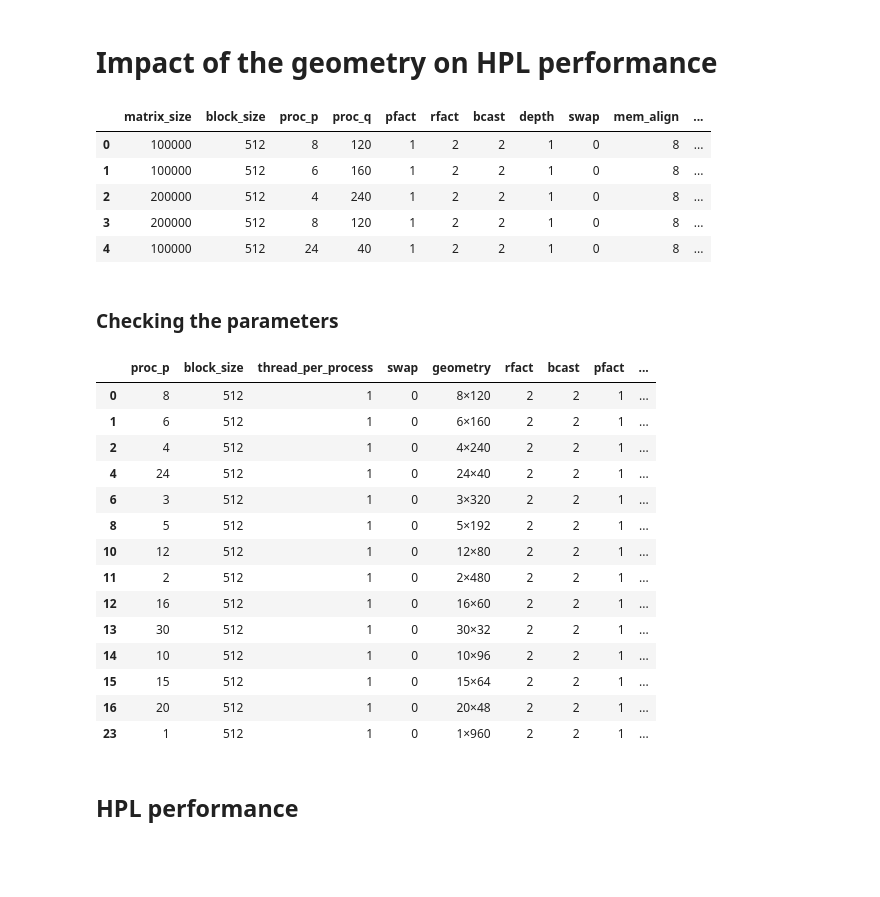
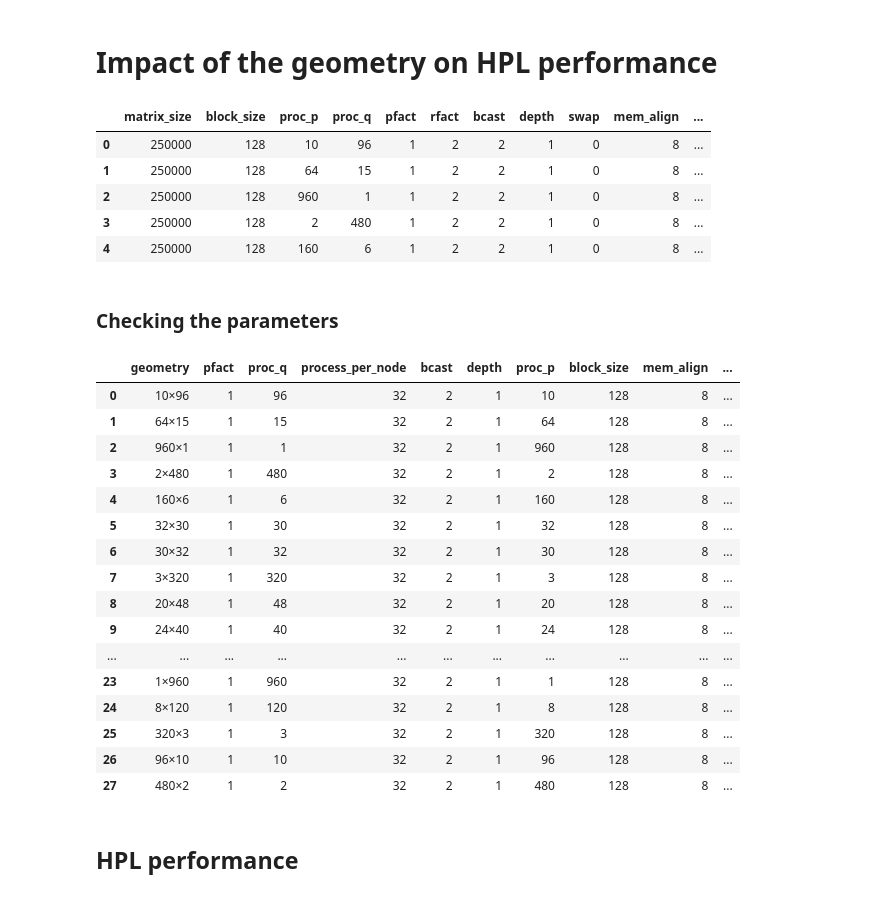
Before and after one commit to Ezibenroc/calibration_analysis, a Jupyter notebook: dahu/hpl/geometry.ipynb, the cells around one changed output. Drawn from its saved outputs; the diff is of its cells as text; code cells hidden in the pictures; blank space fills up the shorter version.

```diff
--- a/dahu/hpl/geometry.ipynb
+++ b/dahu/hpl/geometry.ipynb
@@ -9,39 +9,39 @@ from plotnine import *
 import plotnine
 plotnine.options.figure_size = (12, 8)
 import yaml
 import warnings
 warnings.simplefilter(action='ignore') # removing annoying Pandas warning
 
 def get_yaml(archive_name, yaml_name):
     archive = zipfile.ZipFile(archive_name)
     return yaml.load(io.BytesIO(archive.read(yaml_name)))
 
 def get_platform(archive_name):
     info = get_yaml(archive_name, 'info.yaml')
     expfiles = info['expfile']
     platform = [f for f in expfiles if f.endswith('xml')]
     assert len(platform) == 1
     return platform[0]
 
 def read_result(name):
     archive = zipfile.ZipFile(name)
     df = pandas.read_csv(io.BytesIO(archive.read('results.csv')))
     df['filename'] = name
     return df
 
-directory = 'geometry/2'
+directory = 'geometry/4'
 archives = [os.path.join(directory, f) for f in os.listdir(directory)]
 
 df = pandas.concat([read_result(a) for a in archives])
 df['geometry'] = df['proc_p'].astype(str) + '×' + df['proc_q'].astype(str)
 df.head()
 # %% [output]
 |  | matrix_size | block_size | proc_p | proc_q | pfact | rfact | bcast | depth | swap | mem_align | ... |
-| 0 | 100000 | 512 | 8 | 120 | 1 | 2 | 2 | 1 | 0 | 8 | ... |
-| 1 | 100000 | 512 | 6 | 160 | 1 | 2 | 2 | 1 | 0 | 8 | ... |
-| 2 | 200000 | 512 | 4 | 240 | 1 | 2 | 2 | 1 | 0 | 8 | ... |
-| 3 | 200000 | 512 | 8 | 120 | 1 | 2 | 2 | 1 | 0 | 8 | ... |
-| 4 | 100000 | 512 | 24 | 40 | 1 | 2 | 2 | 1 | 0 | 8 | ... |
+| 0 | 250000 | 128 | 10 | 96 | 1 | 2 | 2 | 1 | 0 | 8 | ... |
+| 1 | 250000 | 128 | 64 | 15 | 1 | 2 | 2 | 1 | 0 | 8 | ... |
+| 2 | 250000 | 128 | 960 | 1 | 1 | 2 | 2 | 1 | 0 | 8 | ... |
+| 3 | 250000 | 128 | 2 | 480 | 1 | 2 | 2 | 1 | 0 | 8 | ... |
+| 4 | 250000 | 128 | 160 | 6 | 1 | 2 | 2 | 1 | 0 | 8 | ... |
 # %% [markdown]
 ### Checking the parameters
 # %%
@@ -54,21 +54,23 @@ name_exceptions = {'application_time', 'simulation_time', 'usr_time', 'sys_time'
 colnames = set(df) - name_exceptions
 df[list(colnames)].drop_duplicates()
 # %% [output]
-|  | proc_p | block_size | thread_per_process | swap | geometry | rfact | bcast | pfact | ... |
-| 0 | 8 | 512 | 1 | 0 | 8×120 | 2 | 2 | 1 | ... |
-| 1 | 6 | 512 | 1 | 0 | 6×160 | 2 | 2 | 1 | ... |
-| 2 | 4 | 512 | 1 | 0 | 4×240 | 2 | 2 | 1 | ... |
-| 4 | 24 | 512 | 1 | 0 | 24×40 | 2 | 2 | 1 | ... |
-| 6 | 3 | 512 | 1 | 0 | 3×320 | 2 | 2 | 1 | ... |
-| 8 | 5 | 512 | 1 | 0 | 5×192 | 2 | 2 | 1 | ... |
-| 10 | 12 | 512 | 1 | 0 | 12×80 | 2 | 2 | 1 | ... |
-| 11 | 2 | 512 | 1 | 0 | 2×480 | 2 | 2 | 1 | ... |
-| 12 | 16 | 512 | 1 | 0 | 16×60 | 2 | 2 | 1 | ... |
-| 13 | 30 | 512 | 1 | 0 | 30×32 | 2 | 2 | 1 | ... |
-| 14 | 10 | 512 | 1 | 0 | 10×96 | 2 | 2 | 1 | ... |
-| 15 | 15 | 512 | 1 | 0 | 15×64 | 2 | 2 | 1 | ... |
-| 16 | 20 | 512 | 1 | 0 | 20×48 | 2 | 2 | 1 | ... |
-| 23 | 1 | 512 | 1 | 0 | 1×960 | 2 | 2 | 1 | ... |
+|  | geometry | pfact | proc_q | process_per_node | bcast | depth | proc_p | block_size | mem_align | ... |
+| 0 | 10×96 | 1 | 96 | 32 | 2 | 1 | 10 | 128 | 8 | ... |
+| 1 | 64×15 | 1 | 15 | 32 | 2 | 1 | 64 | 128 | 8 | ... |
+| 2 | 960×1 | 1 | 1 | 32 | 2 | 1 | 960 | 128 | 8 | ... |
+| 3 | 2×480 | 1 | 480 | 32 | 2 | 1 | 2 | 128 | 8 | ... |
+| 4 | 160×6 | 1 | 6 | 32 | 2 | 1 | 160 | 128 | 8 | ... |
+| 5 | 32×30 | 1 | 30 | 32 | 2 | 1 | 32 | 128 | 8 | ... |
+| 6 | 30×32 | 1 | 32 | 32 | 2 | 1 | 30 | 128 | 8 | ... |
+| 7 | 3×320 | 1 | 320 | 32 | 2 | 1 | 3 | 128 | 8 | ... |
+| 8 | 20×48 | 1 | 48 | 32 | 2 | 1 | 20 | 128 | 8 | ... |
+| 9 | 24×40 | 1 | 40 | 32 | 2 | 1 | 24 | 128 | 8 | ... |
+| ... | ... | ... | ... | ... | ... | ... | ... | ... | ... | ... |
+| 23 | 1×960 | 1 | 960 | 32 | 2 | 1 | 1 | 128 | 8 | ... |
+| 24 | 8×120 | 1 | 120 | 32 | 2 | 1 | 8 | 128 | 8 | ... |
+| 25 | 320×3 | 1 | 3 | 32 | 2 | 1 | 320 | 128 | 8 | ... |
+| 26 | 96×10 | 1 | 10 | 32 | 2 | 1 | 96 | 128 | 8 | ... |
+| 27 | 480×2 | 1 | 2 | 32 | 2 | 1 | 480 | 128 | 8 | ... |
 # %% [markdown]
 ## HPL performance
 # %%
```
Also changed, not shown: parts of 9 cells of this notebook.
